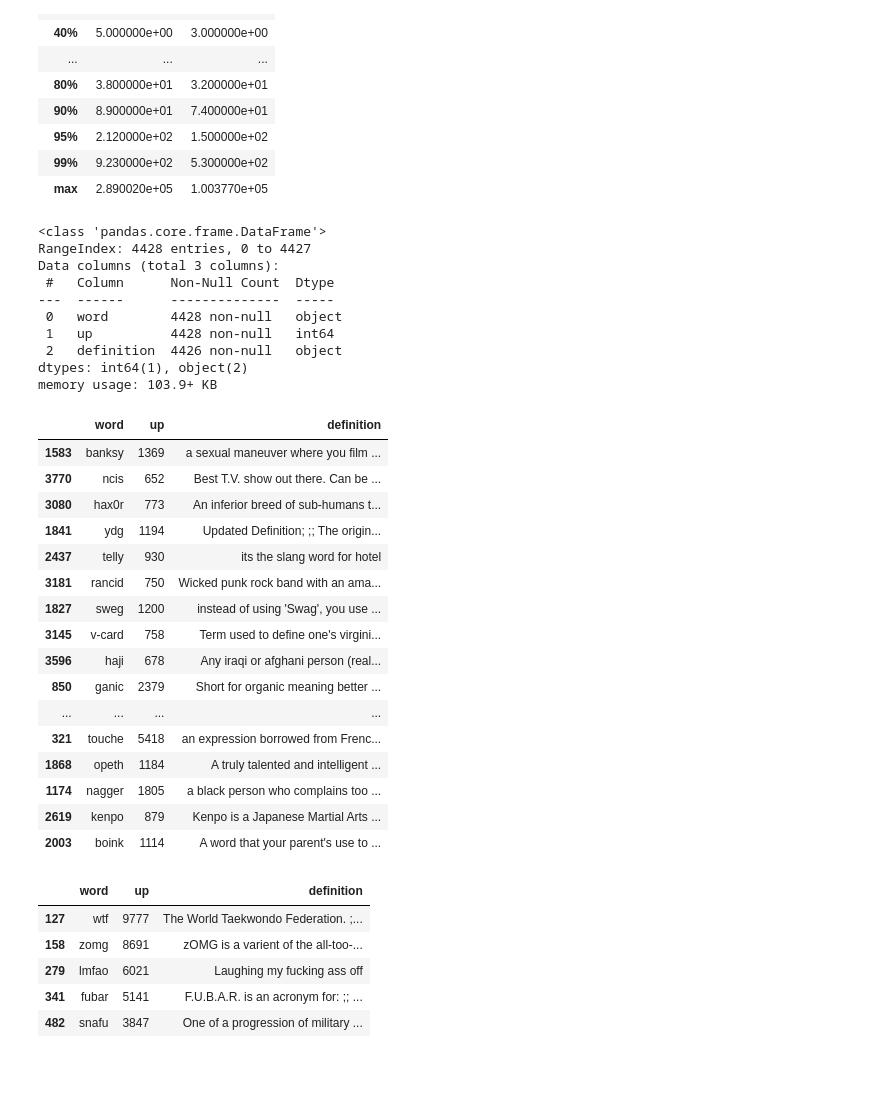
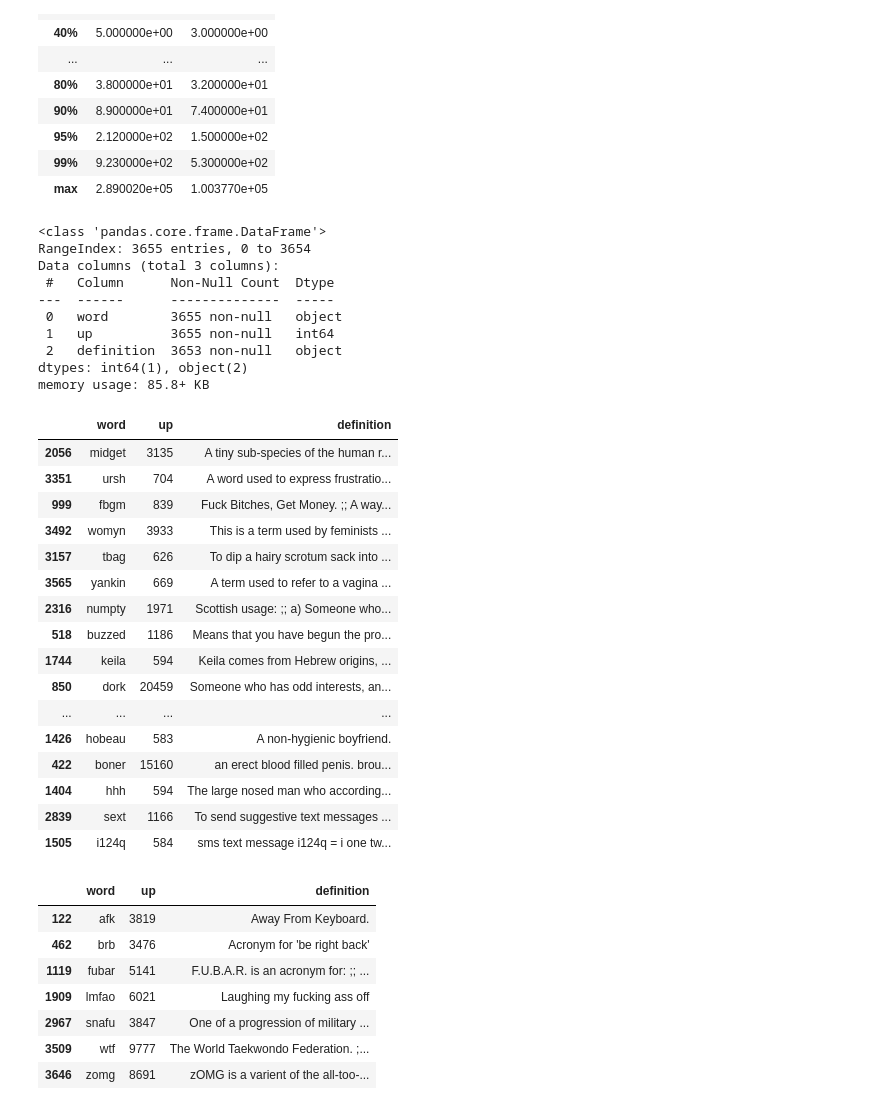
Before and after one commit to seahrh/nlp-examples, a Jupyter notebook: urbandict.ipynb, the cells around one changed output. Saved outputs shown, nothing was run; the diff lists cells and outputs as text; code cells hidden in the pictures; blank space fills up the shorter version.

Commit message:
extract slang from urbandict -part2

```diff
--- a/urbandict.ipynb
+++ b/urbandict.ipynb
@@ -52,10 +52,9 @@ memory usage: 2.8+ MB
 # %%
-_names = set(w.lower() for w in names.words())
-formal = set()
+black = set(w.lower() for w in names.words())
 for t in df.itertuples():
     w = getattr(t, "Word")
     c = getattr(t, "Count")
-    if c >= 10:
-        formal.add(w)
-print(f"len(formal)={len(formal):,}\nlen(names)={len(_names)}")
+    if c >= 3:
+        black.add(w)
+print(f"len(black)={len(black):,}")
 # %% [output]
@@ -112,7 +110,7 @@ for t in tqdm(df.itertuples()):
     # remove extra whitespace in the middle
     w = " ".join(words)
     up = getattr(t, "up_votes")
-    if w in formal or w in _names or up < 565:
+    if w in black or up < 565:
         continue
     if w in keep and up <= keep[w][0]:
         continue
@@ -122,49 +120,51 @@ for k, v in keep.items():
     rows.append({"word": k, "up": v[0], "definition": v[1]})
 # %%
 df = pd.DataFrame.from_records(rows)
-df.sort_values("up", ascending=False, inplace=True, ignore_index=True)
+df.sort_values("word", ascending=True, inplace=True, ignore_index=True)
 df.info()
 # %% [output]
 <class 'pandas.core.frame.DataFrame'>
-RangeIndex: 4428 entries, 0 to 4427
+RangeIndex: 3655 entries, 0 to 3654
 Data columns (total 3 columns):
  #   Column      Non-Null Count  Dtype
 ---  ------      --------------  -----
- 0   word        4428 non-null   object
- 1   up          4428 non-null   int64
- 2   definition  4426 non-null   object
+ 0   word        3655 non-null   object
+ 1   up          3655 non-null   int64
+ 2   definition  3653 non-null   object
 dtypes: int64(1), object(2)
-memory usage: 103.9+ KB
+memory usage: 85.8+ KB
 # %%
 df.sample(40)
 # %% [output]
 |  | word | up | definition |
-| 1583 | banksy | 1369 | a sexual maneuver where you film ... |
-| 3770 | ncis | 652 | Best T.V. show out there. Can be ... |
-| 3080 | hax0r | 773 | An inferior breed of sub-humans t... |
-| 1841 | ydg | 1194 | Updated Definition; ;; The origin... |
-| 2437 | telly | 930 | its the slang word for hotel |
-| 3181 | rancid | 750 | Wicked punk rock band with an ama... |
-| 1827 | sweg | 1200 | instead of using 'Swag', you use ... |
-| 3145 | v-card | 758 | Term used to define one's virgini... |
-| 3596 | haji | 678 | Any iraqi or afghani person (real... |
-| 850 | ganic | 2379 | Short for organic meaning better ... |
+| 2056 | midget | 3135 | A tiny sub-species of the human r... |
+| 3351 | ursh | 704 | A word used to express frustratio... |
+| 999 | fbgm | 839 | Fuck Bitches, Get Money. ;; A way... |
+| 3492 | womyn | 3933 | This is a term used by feminists ... |
+| 3157 | tbag | 626 | To dip a hairy scrotum sack into ... |
+| 3565 | yankin | 669 | A term used to refer to a vagina ... |
+| 2316 | numpty | 1971 | Scottish usage: ;; a) Someone who... |
+| 518 | buzzed | 1186 | Means that you have begun the pro... |
+| 1744 | keila | 594 | Keila comes from Hebrew origins, ... |
+| 850 | dork | 20459 | Someone who has odd interests, an... |
 | ... | ... | ... | ... |
-| 321 | touche | 5418 | an expression borrowed from Frenc... |
-| 1868 | opeth | 1184 | A truly talented and intelligent ... |
-| 1174 | nagger | 1805 | a black person who complains too ... |
-| 2619 | kenpo | 879 | Kenpo is a Japanese Martial Arts ... |
-| 2003 | boink | 1114 | A word that your parent's use to ... |
+| 1426 | hobeau | 583 | A non-hygienic boyfriend. |
+| 422 | boner | 15160 | an erect blood filled penis. brou... |
+| 1404 | hhh | 594 | The large nosed man who according... |
+| 2839 | sext | 1166 | To send suggestive text messages ... |
+| 1505 | i124q | 584 | sms text message i124q = i one tw... |
 # %%
-ws = {"lmfao", "wtf", "zomg", "snafu", "fubar"}
+ws = {"brb", "afk", "lmfao", "wtf", "zomg", "snafu", "fubar", "aloof"}
 df.loc[df["word"].isin(ws)]
 # %% [output]
 |  | word | up | definition |
-| 127 | wtf | 9777 | The World Taekwondo Federation. ;... |
-| 158 | zomg | 8691 | zOMG is a varient of the all-too-... |
-| 279 | lmfao | 6021 | Laughing my fucking ass off |
-| 341 | fubar | 5141 | F.U.B.A.R. is an acronym for: ;; ... |
-| 482 | snafu | 3847 | One of a progression of military ... |
+| 122 | afk | 3819 | Away From Keyboard. |
+| 462 | brb | 3476 | Acronym for 'be right back' |
+| 1119 | fubar | 5141 | F.U.B.A.R. is an acronym for: ;; ... |
+| 1909 | lmfao | 6021 | Laughing my fucking ass off |
+| 2967 | snafu | 3847 | One of a progression of military ... |
+| 3509 | wtf | 9777 | The World Taekwondo Federation. ;... |
+| 3646 | zomg | 8691 | zOMG is a varient of the all-too-... |
 # %%
 %%time
 df.to_csv("output/urbandict.tsv", sep="\t", index=False)
```
Also changed, not shown: parts of 3 cells of this notebook.
